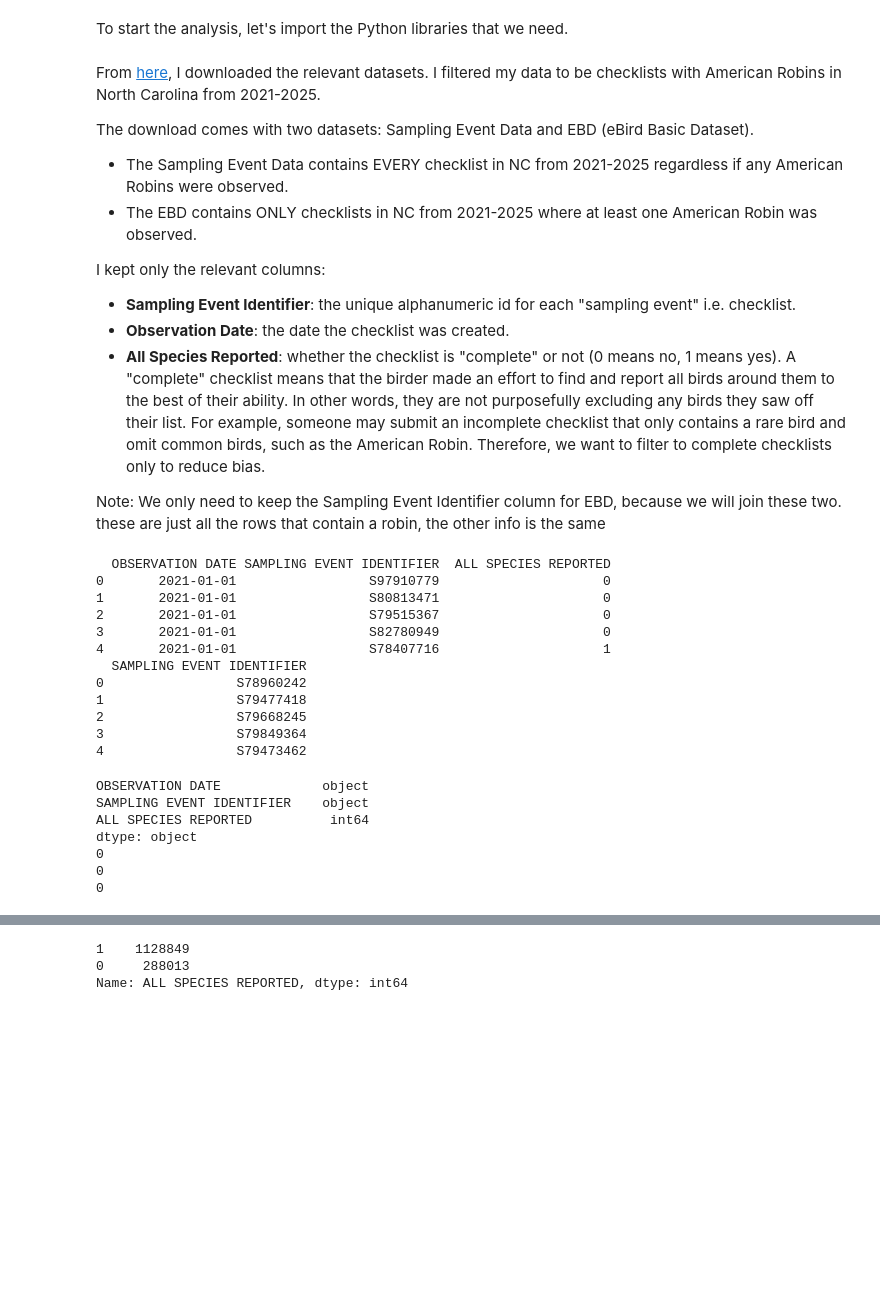
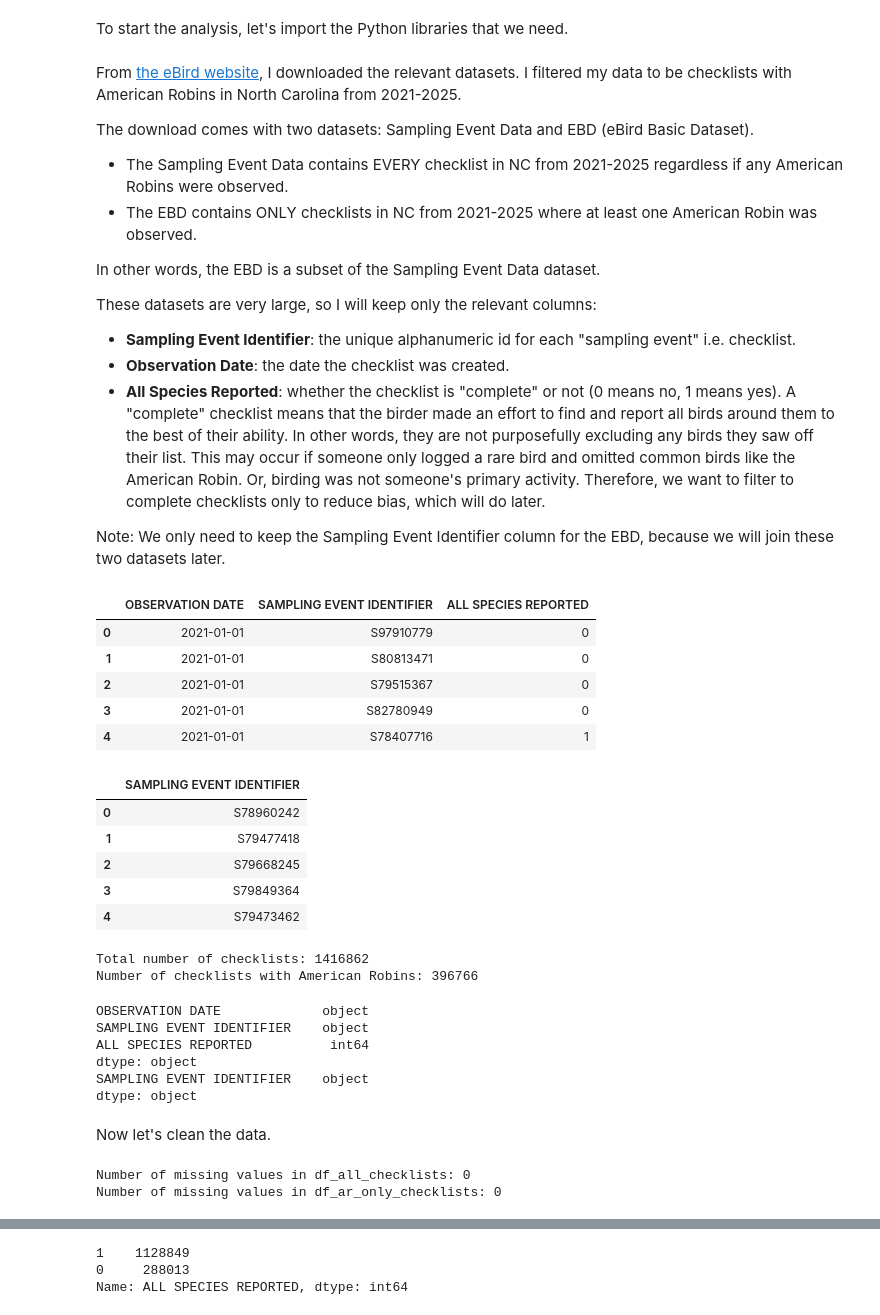
Before and after one commit to mhu732/american-robin-spring-analysis, a Jupyter notebook: american-robin.ipynb, the cells around one changed output, grey strips where cells are left out. Drawn from its saved outputs; the diff is of its cells as text; code cells hidden in the pictures; blank space fills up the shorter version.

```diff
--- a/american-robin.ipynb
+++ b/american-robin.ipynb
@@ -19,14 +22,16 @@ import pandas as pd
 # %% [markdown]
-From <a href="https://science.ebird.org/en/use-ebird-data/download-ebird-data-products">here</a>, I downloaded the relevant datasets. I filtered my data to be checklists with American Robins in North Carolina from 2021-2025.
+From <a href="https://science.ebird.org/en/use-ebird-data/download-ebird-data-products">the eBird website</a>, I downloaded the relevant datasets. I filtered my data to be checklists with American Robins in North Carolina from 2021-2025.
 
 The download comes with two datasets: Sampling Event Data and EBD (eBird Basic Dataset).
 - The Sampling Event Data contains EVERY checklist in NC from 2021-2025 regardless if any American Robins were observed.
 - The EBD contains ONLY checklists in NC from 2021-2025 where at least one American Robin was observed.
 
-I kept only the relevant columns:
+In other words, the EBD is a subset of the Sampling Event Data dataset.
+
+These datasets are very large, so I will keep only the relevant columns:
 - <b>Sampling Event Identifier</b>: the unique alphanumeric id for each "sampling event" i.e. checklist.
 - <b>Observation Date</b>: the date the checklist was created.
-- <b>All Species Reported</b>: whether the checklist is "complete" or not (0 means no, 1 means yes). A "complete" checklist means that the birder made an effort to find and report all birds around them to the best of their ability. In other words, they are not purposefully excluding any birds they saw off their list. For example, someone may submit an incomplete checklist that only contains a rare bird and omit common birds, such as the American Robin. Therefore, we want to filter to complete checklists only to reduce bias.
+- <b>All Species Reported</b>: whether the checklist is "complete" or not (0 means no, 1 means yes). A "complete" checklist means that the birder made an effort to find and report all birds around them to the best of their ability. In other words, they are not purposefully excluding any birds they saw off their list. This may occur if someone only logged a rare bird and omitted common birds like the American Robin. Or, birding was not someone's primary activity. Therefore, we want to filter to complete checklists only to reduce bias, which will do later.
 
-Note: We only need to keep the Sampling Event Identifier column for EBD, because we will join these two. these are just all the rows that contain a robin, the other info is the same
+Note: We only need to keep the Sampling Event Identifier column for the EBD, because we will join these two datasets later.
 # %%
@@ -46,32 +47,42 @@ df_ar_only_checklists = pd.read_csv("data/ebd_US-NC_amerob_202101_202512_smp_rel
 # %%
-print(df_all_checklists.head())
-print(df_ar_only_checklists.head())
+# preview the datasets
+display(df_all_checklists.head())
+display(df_ar_only_checklists.head())
 # %% [output]
-  OBSERVATION DATE SAMPLING EVENT IDENTIFIER  ALL SPECIES REPORTED
-0       2021-01-01                 S97910779                     0
-1       2021-01-01                 S80813471                     0
-2       2021-01-01                 S79515367                     0
-3       2021-01-01                 S82780949                     0
-4       2021-01-01                 S78407716                     1
-  SAMPLING EVENT IDENTIFIER
-0                 S78960242
-1                 S79477418
-2                 S79668245
-3                 S79849364
-4                 S79473462
+|  | OBSERVATION DATE | SAMPLING EVENT IDENTIFIER | ALL SPECIES REPORTED |
+| 0 | 2021-01-01 | S97910779 | 0 |
+| 1 | 2021-01-01 | S80813471 | 0 |
+| 2 | 2021-01-01 | S79515367 | 0 |
+| 3 | 2021-01-01 | S82780949 | 0 |
+| 4 | 2021-01-01 | S78407716 | 1 |
+|  | SAMPLING EVENT IDENTIFIER |
+| 0 | S78960242 |
+| 1 | S79477418 |
+| 2 | S79668245 |
+| 3 | S79849364 |
+| 4 | S79473462 |
+# %%
+print("Total number of checklists:", len(df_all_checklists))
+print("Number of checklists with American Robins:", len(df_ar_only_checklists))
+# %% [output]
+Total number of checklists: 1416862
+Number of checklists with American Robins: 396766
+# %%
+print(df_all_checklists.dtypes)
+print(df_ar_only_checklists.dtypes)
+# %% [output]
+OBSERVATION DATE             object
+SAMPLING EVENT IDENTIFIER    object
+ALL SPECIES REPORTED          int64
+dtype: object
+SAMPLING EVENT IDENTIFIER    object
+dtype: object
+# %% [markdown]
+Now let's clean the data.
 # %%
-# Check and clean data
-print((df_all_checklists.dtypes))
-
 # check if there are any missing values
-print(df_all_checklists["OBSERVATION DATE"].isna().sum())
-print(df_all_checklists["SAMPLING EVENT IDENTIFIER"].isna().sum())
-print(df_all_checklists["ALL SPECIES REPORTED"].isna().sum())
+print("Number of missing values in df_all_checklists:", df_all_checklists.isna().sum().sum())
+print("Number of missing values in df_ar_only_checklists:", df_ar_only_checklists.isna().sum().sum())
 # %% [output]
-OBSERVATION DATE             object
-SAMPLING EVENT IDENTIFIER    object
-ALL SPECIES REPORTED          int64
-dtype: object
-0
-0
-0
+Number of missing values in df_all_checklists: 0
+Number of missing values in df_ar_only_checklists: 0
```
Also changed, not shown: parts of 30 cells of this notebook.
